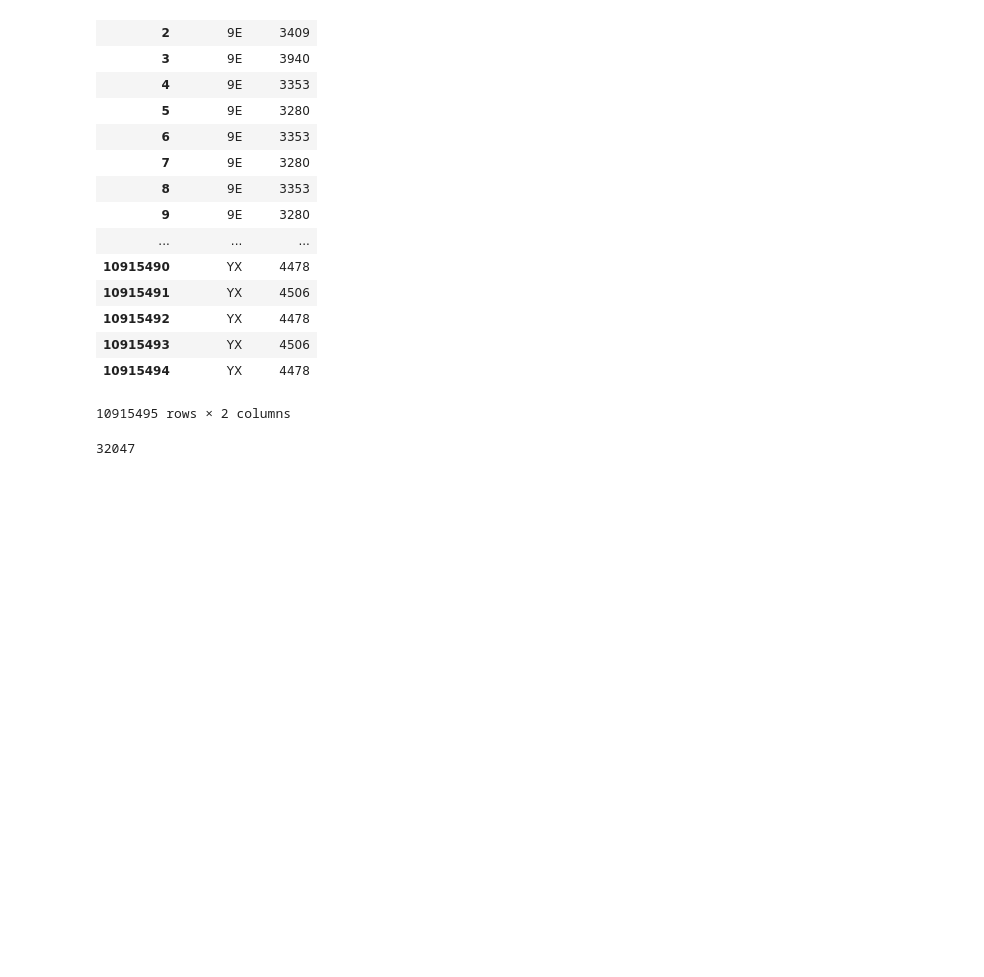
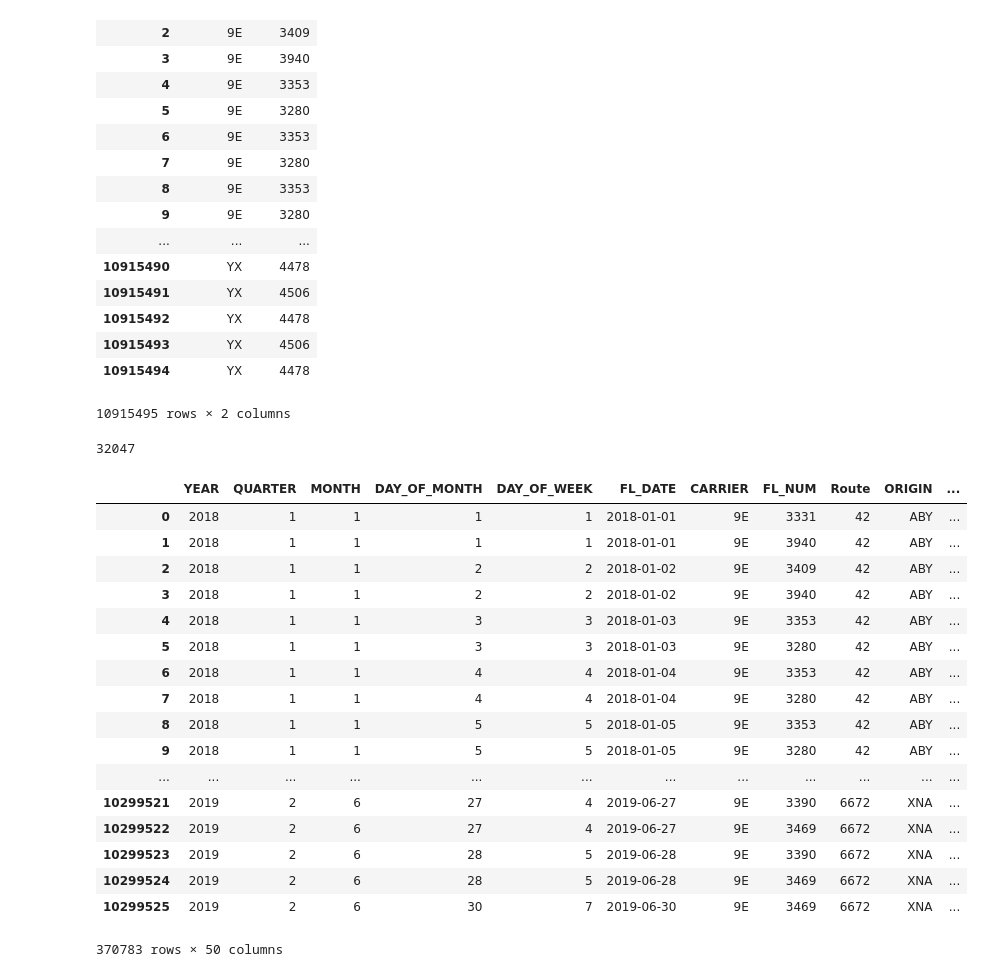
Before and after one commit to sukantoguha/Data-Pirates, a Jupyter notebook: Airlines.ipynb, the cells around one changed output. Cells and saved outputs as stored; diff of their text form; code cells hidden in the pictures; blank space fills up the shorter version.

```diff
--- a/Airlines.ipynb
+++ b/Airlines.ipynb
@@ -85,3 +85,26 @@ for line in df_carrier_fl_num.itertuples():
 len(carrier_fl_num)
 # %% [output]
 32047
+# %%
+df_9e = df[df['CARRIER']=='9E']
+# %%
+df_9e
+# %% [output]
+|  | YEAR | QUARTER | MONTH | DAY_OF_MONTH | DAY_OF_WEEK | FL_DATE | CARRIER | FL_NUM | Route | ORIGIN | ... |
+| 0 | 2018 | 1 | 1 | 1 | 1 | 2018-01-01 | 9E | 3331 | 42 | ABY | ... |
+| 1 | 2018 | 1 | 1 | 1 | 1 | 2018-01-01 | 9E | 3940 | 42 | ABY | ... |
+| 2 | 2018 | 1 | 1 | 2 | 2 | 2018-01-02 | 9E | 3409 | 42 | ABY | ... |
+| 3 | 2018 | 1 | 1 | 2 | 2 | 2018-01-02 | 9E | 3940 | 42 | ABY | ... |
+| 4 | 2018 | 1 | 1 | 3 | 3 | 2018-01-03 | 9E | 3353 | 42 | ABY | ... |
+| 5 | 2018 | 1 | 1 | 3 | 3 | 2018-01-03 | 9E | 3280 | 42 | ABY | ... |
+| 6 | 2018 | 1 | 1 | 4 | 4 | 2018-01-04 | 9E | 3353 | 42 | ABY | ... |
+| 7 | 2018 | 1 | 1 | 4 | 4 | 2018-01-04 | 9E | 3280 | 42 | ABY | ... |
+| 8 | 2018 | 1 | 1 | 5 | 5 | 2018-01-05 | 9E | 3353 | 42 | ABY | ... |
+| 9 | 2018 | 1 | 1 | 5 | 5 | 2018-01-05 | 9E | 3280 | 42 | ABY | ... |
+| ... | ... | ... | ... | ... | ... | ... | ... | ... | ... | ... | ... |
+| 10299521 | 2019 | 2 | 6 | 27 | 4 | 2019-06-27 | 9E | 3390 | 6672 | XNA | ... |
+| 10299522 | 2019 | 2 | 6 | 27 | 4 | 2019-06-27 | 9E | 3469 | 6672 | XNA | ... |
+| 10299523 | 2019 | 2 | 6 | 28 | 5 | 2019-06-28 | 9E | 3390 | 6672 | XNA | ... |
+| 10299524 | 2019 | 2 | 6 | 28 | 5 | 2019-06-28 | 9E | 3469 | 6672 | XNA | ... |
+| 10299525 | 2019 | 2 | 6 | 30 | 7 | 2019-06-30 | 9E | 3469 | 6672 | XNA | ... |
+370783 rows × 50 columns
```
